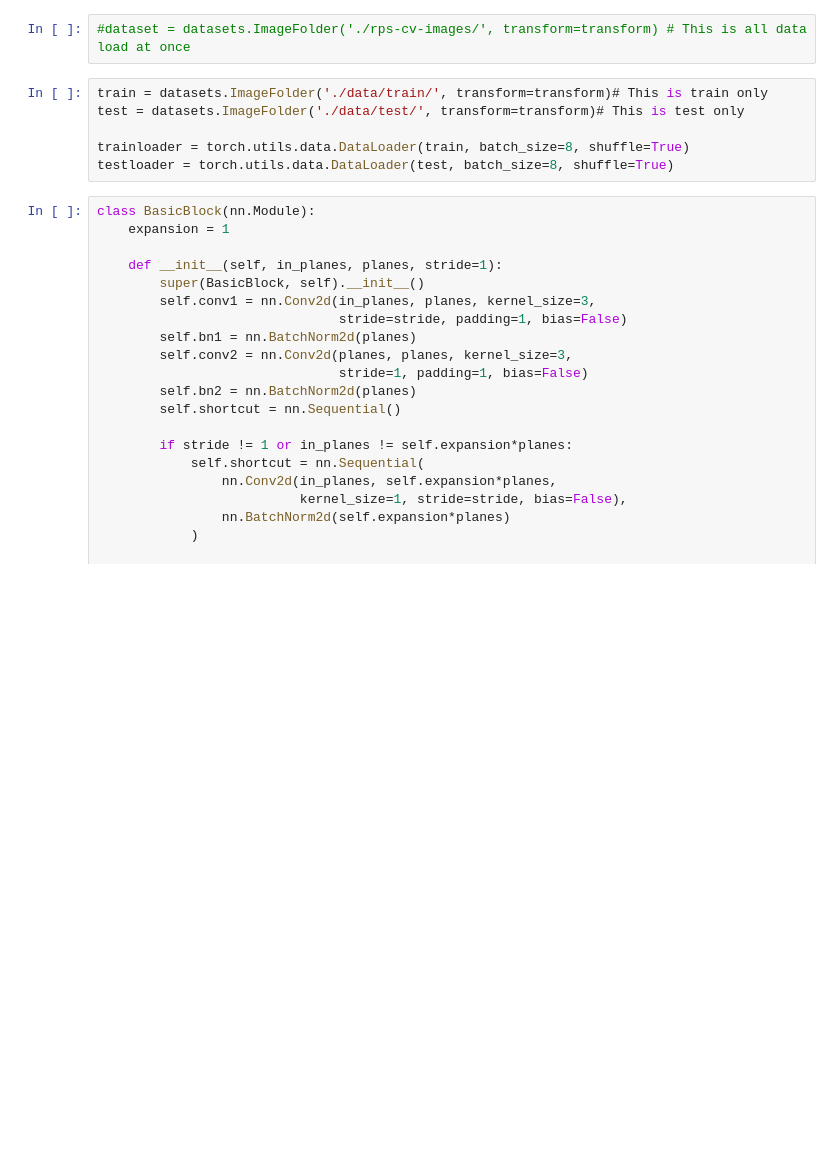
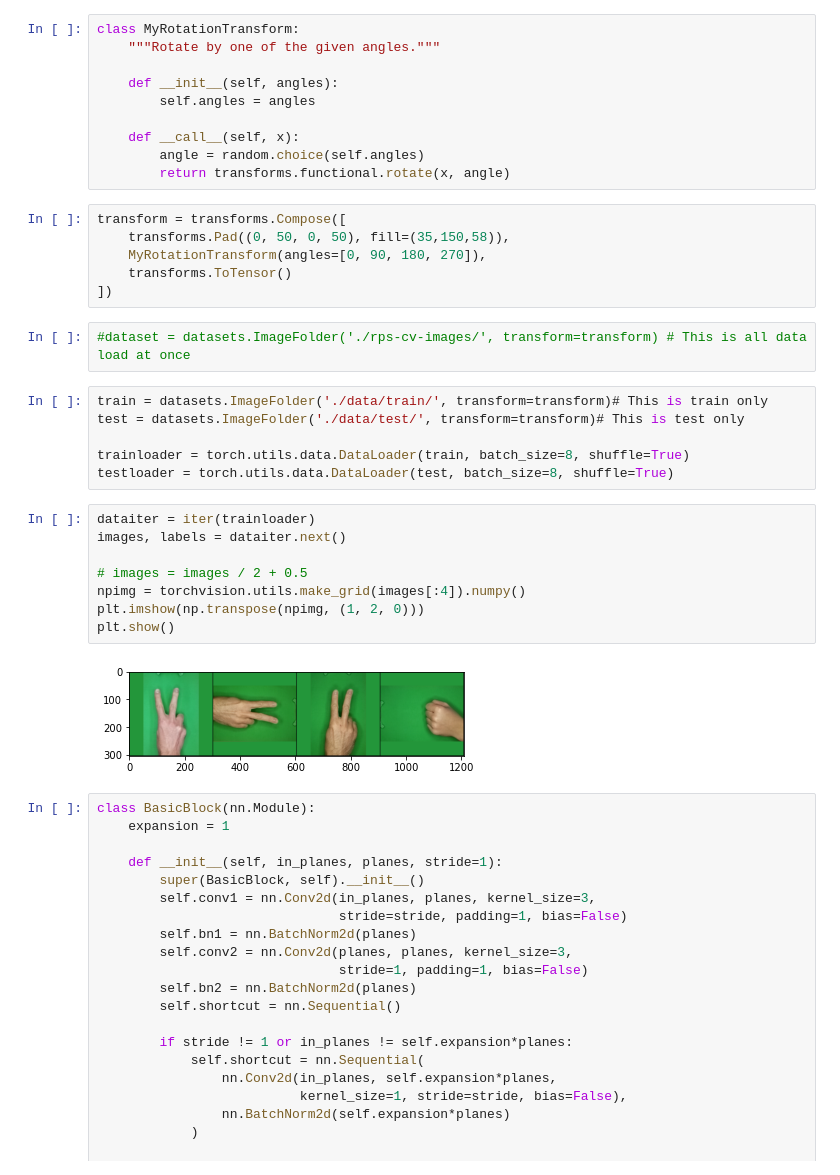
Before and after one commit to JiaXinDong-coderer/CSE352_Final_Proj, a Jupyter notebook: CSE352_Proj.ipynb, the cells around one changed output. Cells and saved outputs as stored; diff of their text form; blank space fills up the shorter version.

```diff
--- a/CSE352_Proj.ipynb
+++ b/CSE352_Proj.ipynb
@@ -24,3 +22,19 @@ transform = transforms.Compose([transforms.ToTensor()])
+# %%
+class MyRotationTransform:
+    """Rotate by one of the given angles."""
+
+    def __init__(self, angles):
+        self.angles = angles
+
+    def __call__(self, x):
+        angle = random.choice(self.angles)
+        return transforms.functional.rotate(x, angle)
+# %%
+transform = transforms.Compose([
+    transforms.Pad((0, 50, 0, 50), fill=(35,150,58)),
+    MyRotationTransform(angles=[0, 90, 180, 270]),
+    transforms.ToTensor()
+])
 # %%
 #dataset = datasets.ImageFolder('./rps-cv-images/', transform=transform) # This is all data load at once
 # %%
@@ -29,6 +43,16 @@ test = datasets.ImageFolder('./data/test/', transform=transform)# This is test o
 
 trainloader = torch.utils.data.DataLoader(train, batch_size=8, shuffle=True)
 testloader = torch.utils.data.DataLoader(test, batch_size=8, shuffle=True)
+# %%
+dataiter = iter(trainloader)
+images, labels = dataiter.next()
+
+# images = images / 2 + 0.5
+npimg = torchvision.utils.make_grid(images[:4]).numpy()
+plt.imshow(np.transpose(npimg, (1, 2, 0)))
+plt.show()
+# %% [output]
+[figure, added]
 # %%
 class BasicBlock(nn.Module):
     expansion = 1
```
Also changed, not shown: parts of 13 cells of this notebook.
